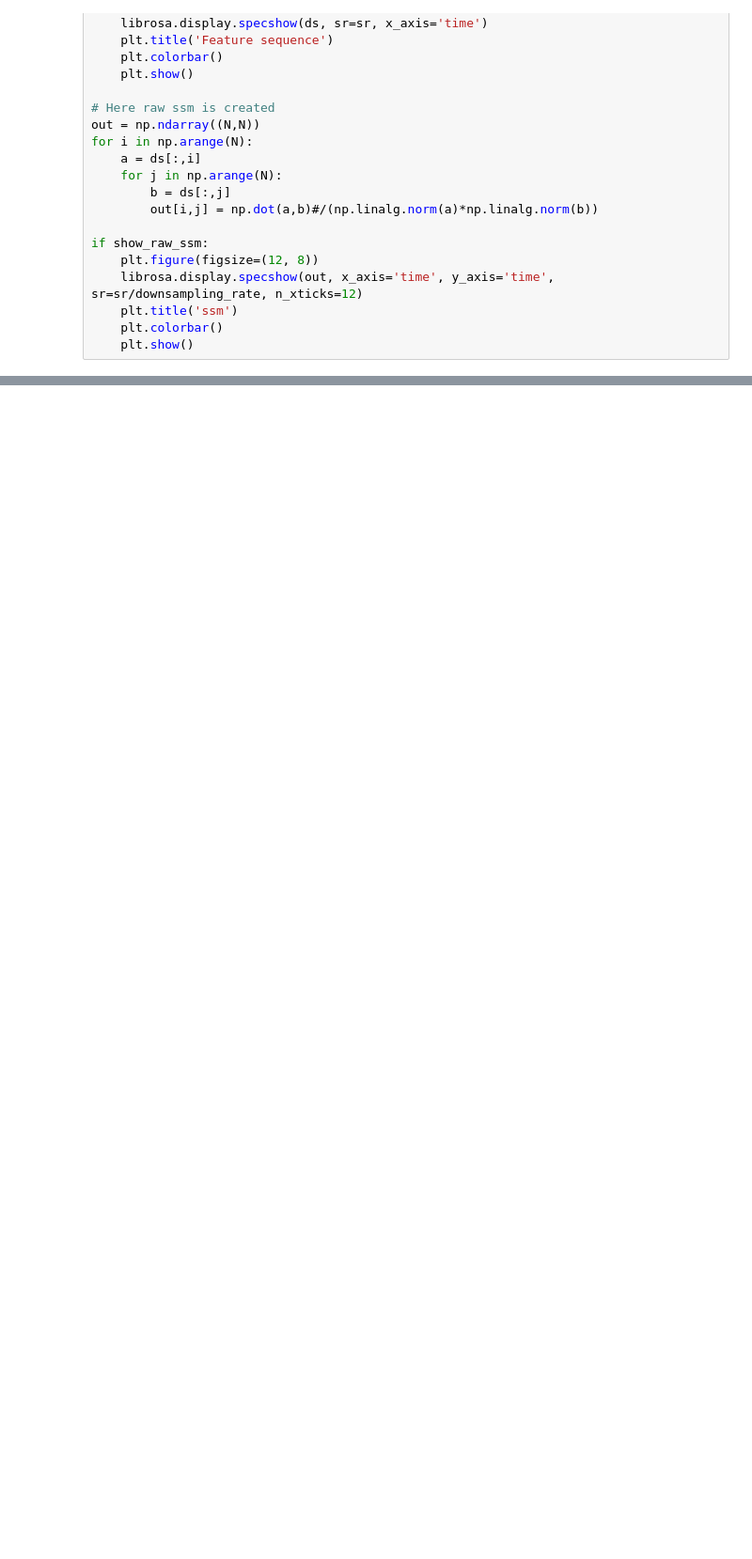
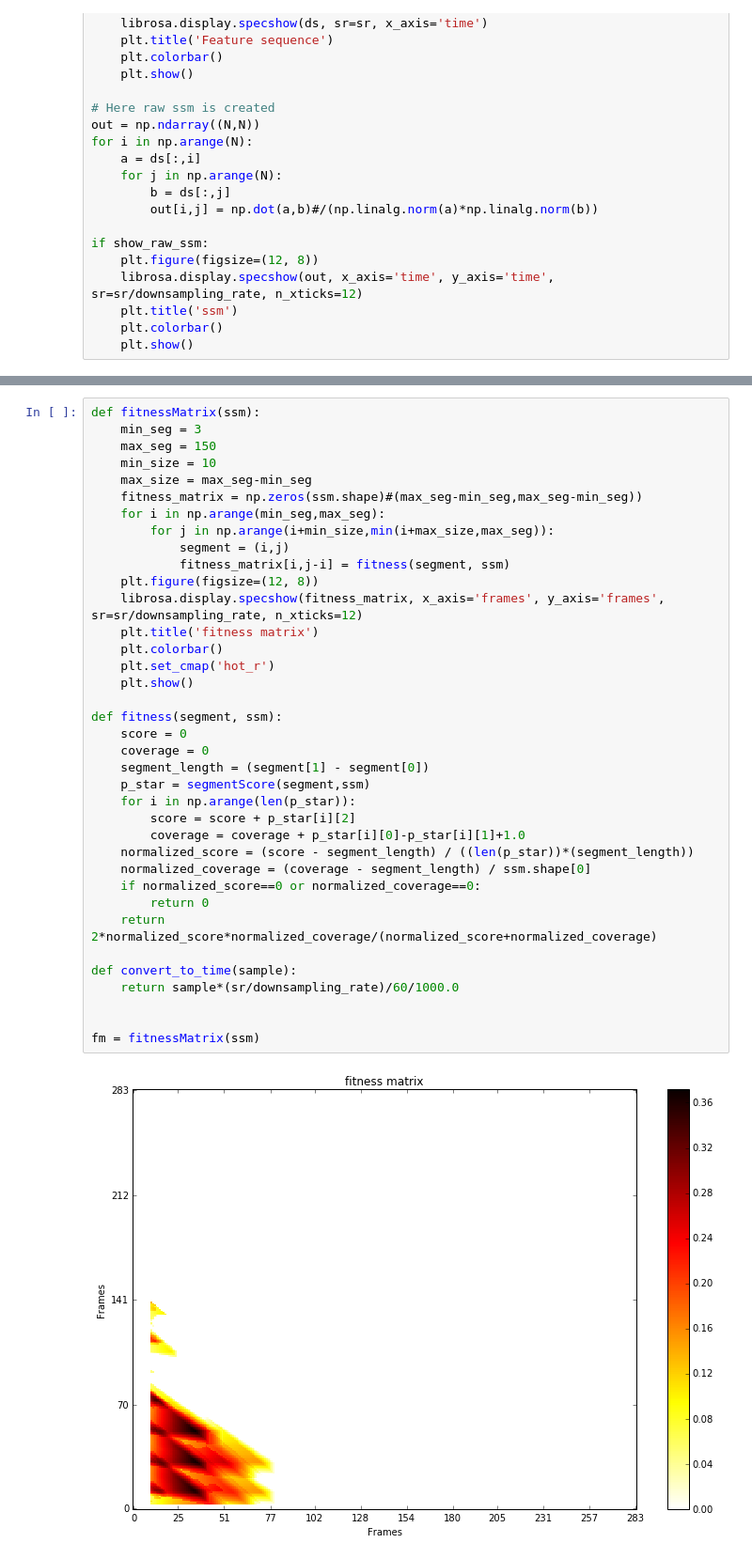
Before and after one commit to fabiogoro/ssm, a Jupyter notebook: ssm.ipynb, the cells around one changed output, grey strips where cells are left out. Shown: that part at 94% size. Saved outputs shown, nothing was run; the diff lists cells and outputs as text; blank space fills up the shorter version.

Commit message:
fitness matrix

```diff
--- a/ssm.ipynb
+++ b/ssm.ipynb
@@ -104,0 +178,39 @@ plt.show()
+# %%
+def fitnessMatrix(ssm):
+    min_seg = 3
+    max_seg = 150
+    min_size = 10
+    max_size = max_seg-min_seg
+    fitness_matrix = np.zeros(ssm.shape)#(max_seg-min_seg,max_seg-min_seg))
+    for i in np.arange(min_seg,max_seg):
+        for j in np.arange(i+min_size,min(i+max_size,max_seg)):
+            segment = (i,j)
+            fitness_matrix[i,j-i] = fitness(segment, ssm)
+    plt.figure(figsize=(12, 8))
+    librosa.display.specshow(fitness_matrix, x_axis='frames', y_axis='frames', sr=sr/downsampling_rate, n_xticks=12)
+    plt.title('fitness matrix')
+    plt.colorbar()
+    plt.set_cmap('hot_r')
+    plt.show()
+
+def fitness(segment, ssm):
+    score = 0
+    coverage = 0
+    segment_length = (segment[1] - segment[0])
+    p_star = segmentScore(segment,ssm)
+    for i in np.arange(len(p_star)):
+        score = score + p_star[i][2]
+        coverage = coverage + p_star[i][0]-p_star[i][1]+1.0
+    normalized_score = (score - segment_length) / ((len(p_star))*(segment_length))
+    normalized_coverage = (coverage - segment_length) / ssm.shape[0]
+    if normalized_score==0 or normalized_coverage==0:
+        return 0
+    return 2*normalized_score*normalized_coverage/(normalized_score+normalized_coverage)
+
+def convert_to_time(sample):
+    return sample*(sr/downsampling_rate)/60/1000.0
+
+
+fm = fitnessMatrix(ssm)
+# %% [output]
+[figure, added]
```
Also changed, not shown: parts of 2 cells of this notebook.
